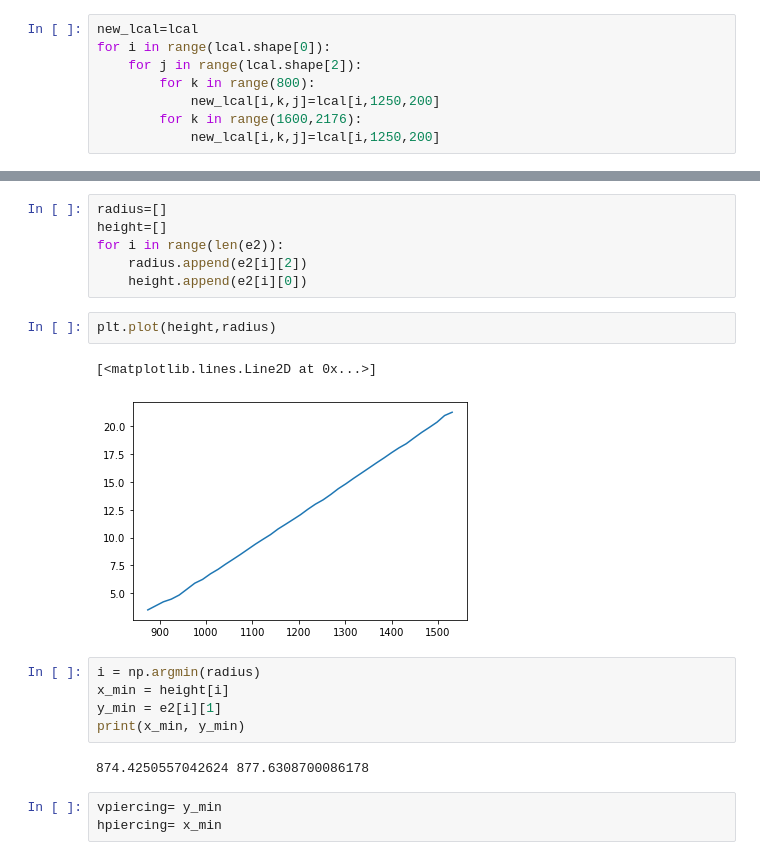
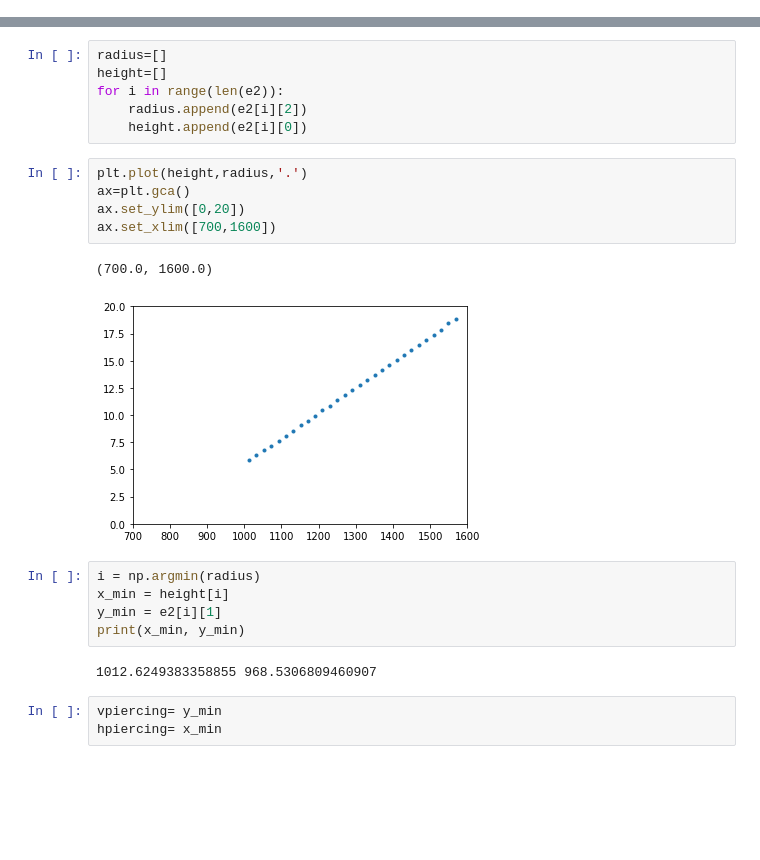
Before and after one commit to neutronimaging/CBCTCalibration, a Jupyter notebook: CBCT Calibration Clean Up.ipynb, the cells around one changed output, grey strips where cells are left out. Saved outputs shown, nothing was run; the diff lists cells and outputs as text; blank space fills up the shorter version.

```diff
--- a/CBCT Calibration Clean Up.ipynb
+++ b/CBCT Calibration Clean Up.ipynb
@@ -83,10 +82,2 @@ plt.imshow(lcal[1,:,:])
 # %% [markdown]
 ### Removing unwanted elements from the image - optional depending on how much extra background is captured
-# %%
-new_lcal=lcal
-for i in range(lcal.shape[0]):
-    for j in range(lcal.shape[2]):
-        for k in range(800):
-            new_lcal[i,k,j]=lcal[i,1250,200]
-        for k in range(1600,2176):
-            new_lcal[i,k,j]=lcal[i,1250,200]
@@ -507,17 +502,20 @@ for i in range(len(e2)):
     radius.append(e2[i][2])
     height.append(e2[i][0])
 # %%
-plt.plot(height,radius)
+plt.plot(height,radius,'.')
+ax=plt.gca()
+ax.set_ylim([0,20])
+ax.set_xlim([700,1600])
 # %% [output]
-[<matplotlib.lines.Line2D at 0x...>]
+(700.0, 1600.0)
-[figure, old version]
+[figure, new version]
 # %%
 i = np.argmin(radius)
 x_min = height[i]
 y_min = e2[i][1]
 print(x_min, y_min)
 # %% [output]
-874.4250557042624 877.6308700086178
+1012.6249383358855 968.5306809460907
 # %%
 vpiercing= y_min
 hpiercing= x_min
```
Also changed, not shown: parts of 33 cells of this notebook, 3 other files.
